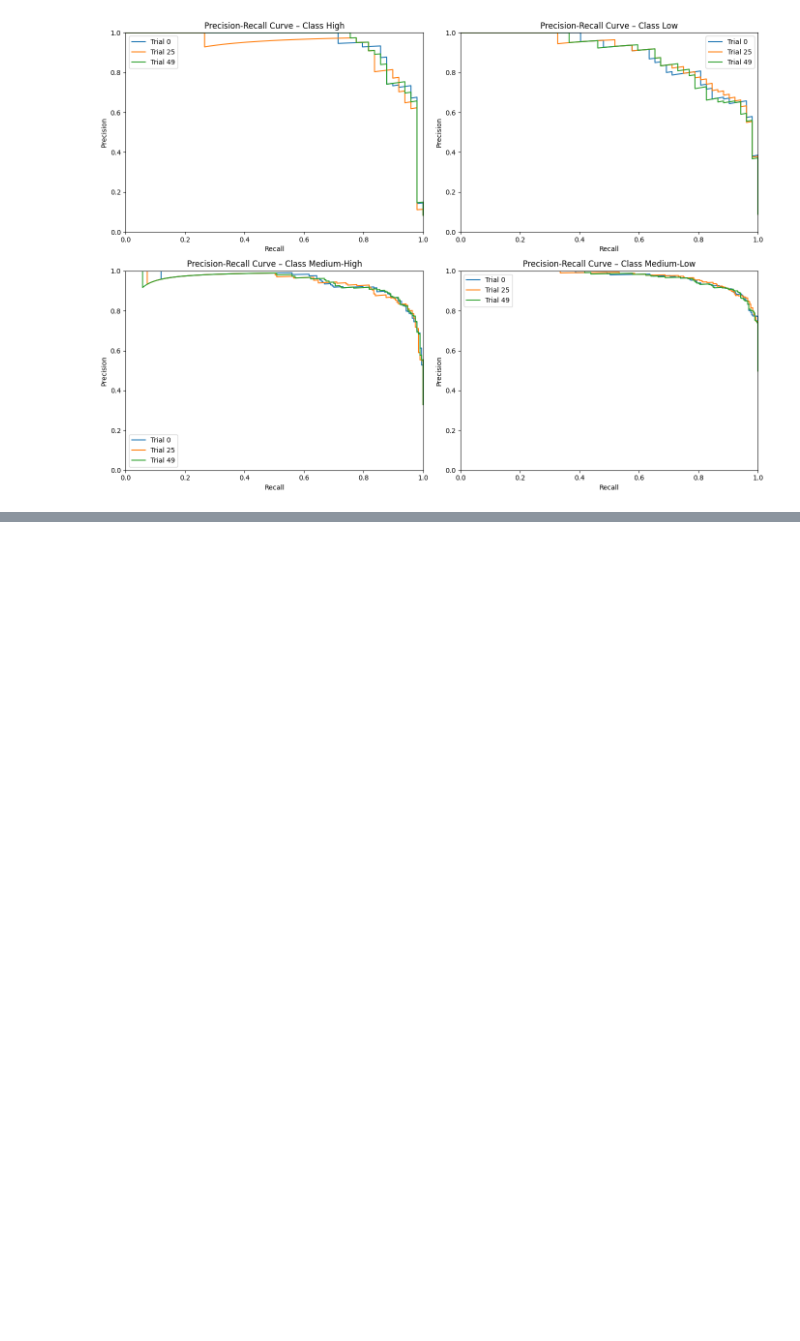
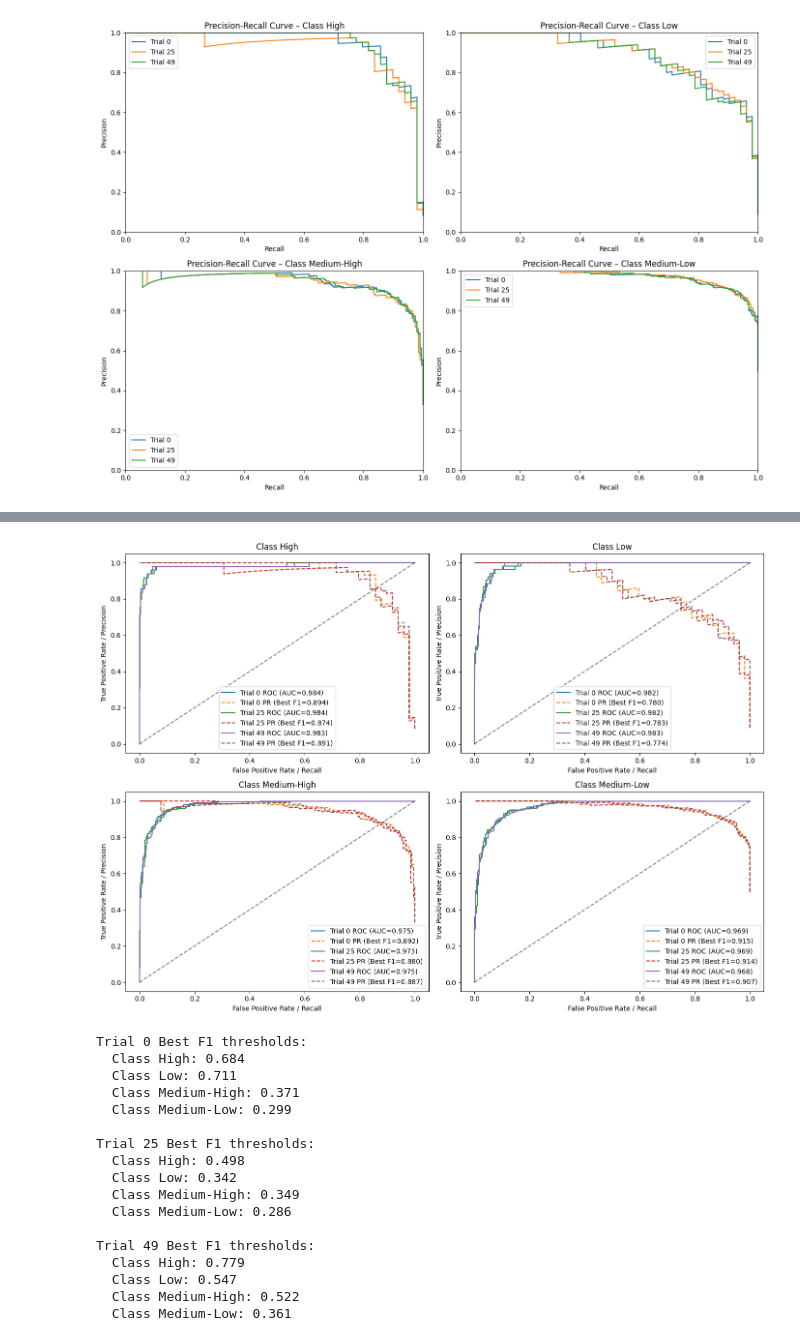
Before and after one commit to VoinaRares/ML-Lab1, a Jupyter notebook: Lab 3/lab3.ipynb, the cells around one changed output, grey strips where cells are left out. Cells and saved outputs as stored; diff of their text form; code cells hidden in the pictures; blank space fills up the shorter version.

```diff
--- a/Lab 3/lab3.ipynb
+++ b/Lab 3/lab3.ipynb
@@ -338,0 +447,77 @@ for j in range(n_classes):
+# %%
+import matplotlib.pyplot as plt
+from sklearn.metrics import roc_curve, auc, precision_recall_curve
+
+trial_indices = [0, len(study.trials)//2, len(study.trials)-1]
+
+stored_models = {}
+
+fig, axes = plt.subplots(2, 2, figsize=(14, 10))
+axes = axes.flatten()
+
+for j in range(n_classes):
+    ax = axes[j]
+
+    for i in trial_indices:
+        trial_params = study.trials[i].params.copy()
+        trial_params.update({
+            "objective": "multi:softprob",
+            "num_class": n_classes,
+            "eval_metric": "mlogloss",
+            "random_state": 42
+        })
+
+        model = xgb.XGBClassifier(**trial_params)
+        model.fit(X_train_bal, y_train_bal)
+        stored_models[i] = model
+
+        y_proba = model.predict_proba(X_test_filled)
+
+        fpr, tpr, _ = roc_curve(y_true_bin[:, j], y_proba[:, j])
+        roc_auc = auc(fpr, tpr)
+        ax.plot(fpr, tpr, label=f'Trial {i} ROC (AUC={roc_auc:.3f})')
+
+        precision, recall, thresholds = precision_recall_curve(y_true_bin[:, j], y_proba[:, j])
+        f1_scores = 2 * (precision * recall) / (precision + recall + 1e-6)
+        best_idx = np.argmax(f1_scores)
+        best_threshold = thresholds[best_idx] if best_idx < len(thresholds) else 0.5
+        ax.plot(recall, precision, '--', label=f'Trial {i} PR (Best F1={f1_scores[best_idx]:.3f})')
+
+    ax.plot([0, 1], [0, 1], 'k--', alpha=0.5)
+    ax.set_title(f'Class {y_encoder.inverse_transform([j])[0]}')
+    ax.set_xlabel('False Positive Rate / Recall')
+    ax.set_ylabel('True Positive Rate / Precision')
+    ax.legend()
+
+plt.tight_layout()
+plt.show()
+
+for j, i in enumerate(trial_indices):
+    model = stored_models[i]
+    y_proba = model.predict_proba(X_test_filled)
+    print(f"\nTrial {i} Best F1 thresholds:")
+    for cls in range(n_classes):
+        precision, recall, thresholds = precision_recall_curve(y_true_bin[:, cls], y_proba[:, cls])
+        f1_scores = 2 * (precision * recall) / (precision + recall + 1e-6)
+        best_idx = np.argmax(f1_scores)
+        best_threshold = thresholds[best_idx] if best_idx < len(thresholds) else 0.5
+        print(f"  Class {y_encoder.inverse_transform([cls])[0]}: {best_threshold:.3f}")
+# %% [output]
+[figure, added]
+Trial 0 Best F1 thresholds:
+  Class High: 0.684
+  Class Low: 0.711
+  Class Medium-High: 0.371
+  Class Medium-Low: 0.299
+
+Trial 25 Best F1 thresholds:
+  Class High: 0.498
+  Class Low: 0.342
+  Class Medium-High: 0.349
+  Class Medium-Low: 0.286
+
+Trial 49 Best F1 thresholds:
+  Class High: 0.779
+  Class Low: 0.547
+  Class Medium-High: 0.522
+  Class Medium-Low: 0.361
```
Also changed, not shown: parts of 6 cells of this notebook, 4 other files.
